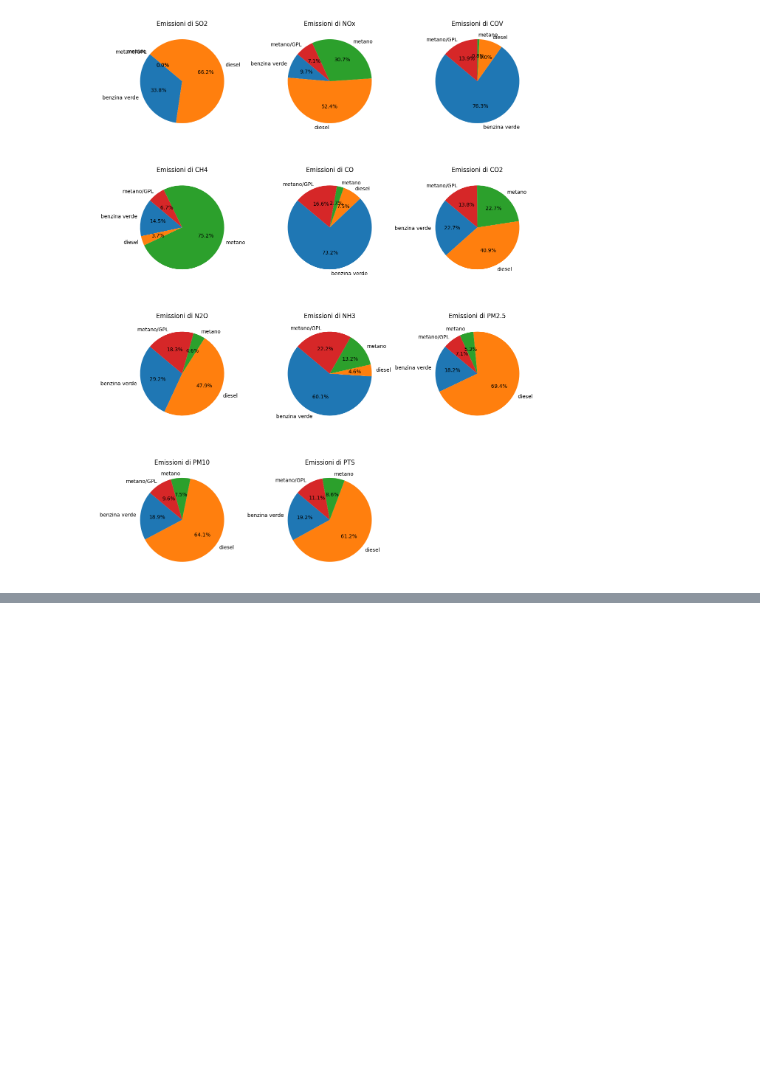
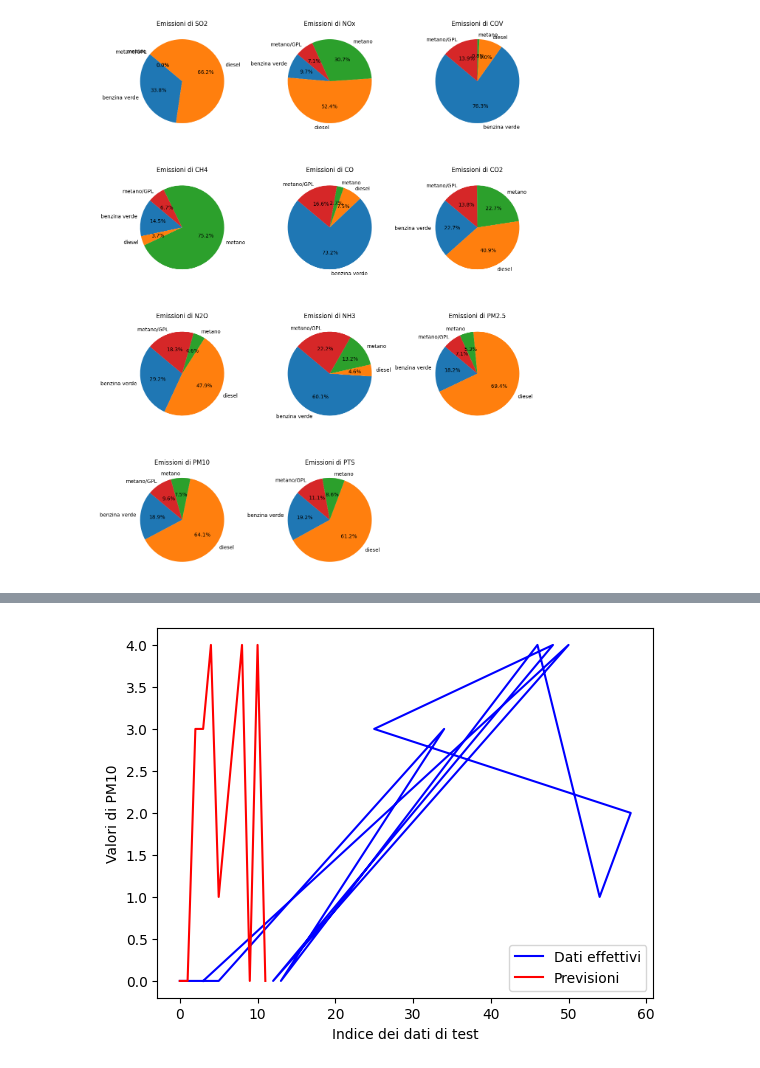
Before and after one commit to Gabroz4/esame_AI_BS, a Jupyter notebook: Test_IA.ipynb, the cells around one changed output, grey strips where cells are left out. Cells and saved outputs as stored; diff of their text form; code cells hidden in the pictures; blank space fills up the shorter version.

```diff
--- a/Test_IA.ipynb
+++ b/Test_IA.ipynb
@@ -133,0 +149,10 @@ plt.show()
+# %%
+# Codifica le variabili categoriche
+label_encoder = LabelEncoder()
+data_prev['Settore'] = label_encoder.fit_transform(data_prev['Settore'])
+data_prev['Combustibile'] = label_encoder.fit_transform(data_prev['Combustibile'])
+
+# Dividi il dataset
+X = data_prev[['Combustibile', 'Consumo specifico']]
+y = data_prev['Settore']
+X_train, X_test, y_train, y_test = train_test_split(X, y, test_size=0.2, random_state=42)
@@ -133,0 +172,11 @@ plt.show()
+# %%
+# Crea e addestra il modello SVM
+svm_classifier = SVC(kernel='linear', C=1.0)
+svm_classifier.fit(X_train, y_train)
+
+# Effettua le previsioni
+y_pred_svm = svm_classifier.predict(X_test)
+
+# Valuta le prestazioni
+accuracy_svm = accuracy_score(y_test, y_pred_svm)
+print(f'Accuracy SVM: {accuracy_svm}')
@@ -133,0 +231,8 @@ plt.show()
+# %%
+model = Sequential()
+model.add(Dense(32, input_dim=2, activation='relu'))
+model.add(Dense(16, activation='relu'))
+model.add(Dense(1, activation='linear'))  # L'output è un valore continuo (previsione del PM10)
+# %%
+model.compile(optimizer='adam', loss='mean_squared_error')
+model.fit(X_train, y_train, epochs=50, batch_size=32, validation_data=(X_test, y_test))
@@ -133,0 +264,18 @@ plt.show()
+# %%
+# Plot dei dati effettivi
+plt.plot(y_test, label='Dati effettivi', color='blue')
+
+# Plot delle previsioni
+plt.plot(y_pred_knn, label='Previsioni', color='red')
+
+# Aggiungi etichette agli assi
+plt.xlabel('Indice dei dati di test')
+plt.ylabel('Valori di PM10')
+
+# Aggiungi una legenda
+plt.legend()
+
+# Mostra il grafico
+plt.show()
+# %% [output]
+[figure, added]
```
Also changed, not shown: parts of 12 cells of this notebook.
